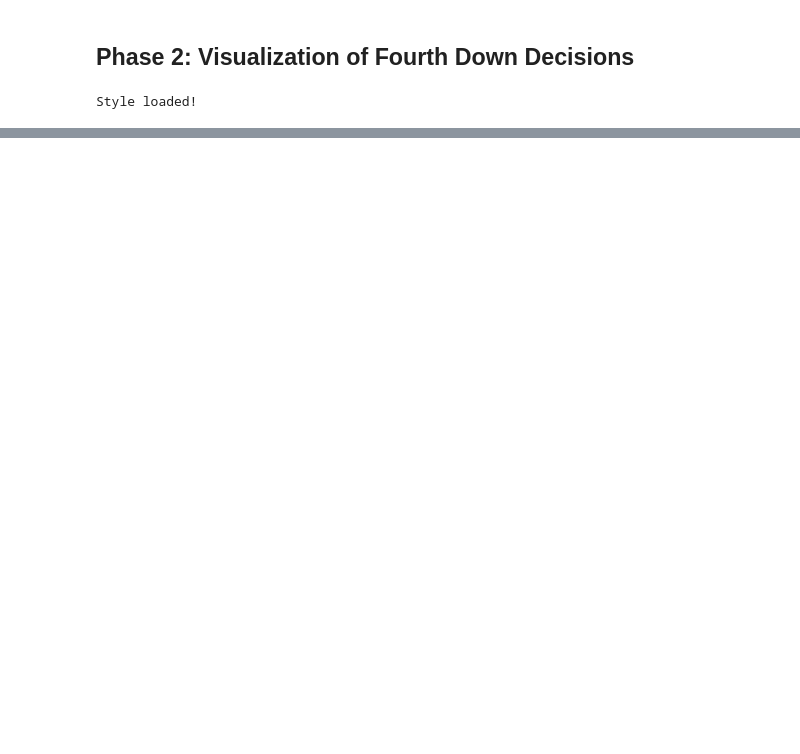
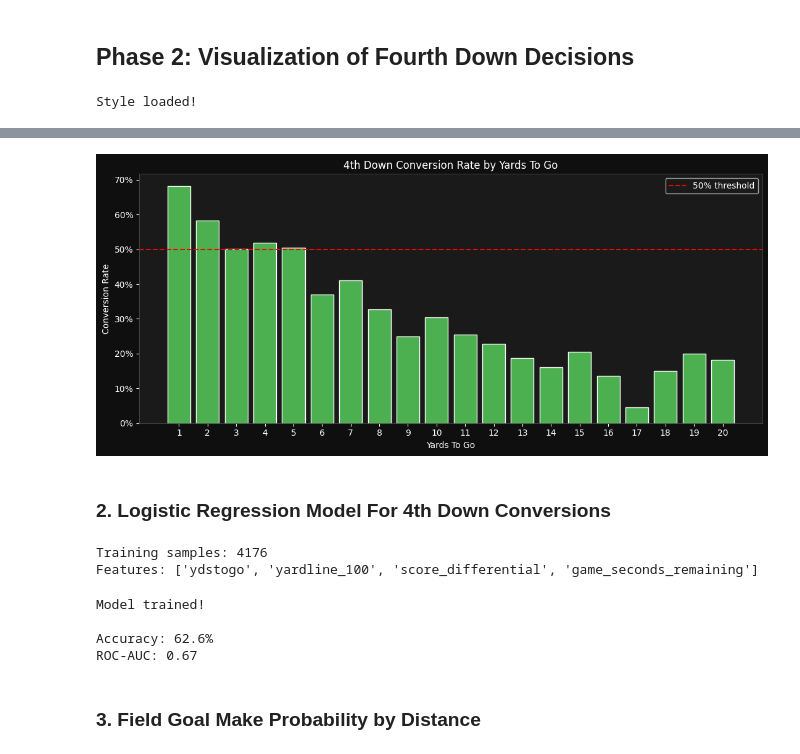
Before and after one commit to ConnorDonovan/NFL-4th-down-decision-modeling, a Jupyter notebook: nfl_4th_down.ipynb, the cells around one changed output, grey strips where cells are left out. Saved outputs shown, nothing was run; the diff lists cells and outputs as text; code cells hidden in the pictures; blank space fills up the shorter version.

```diff
--- a/nfl_4th_down.ipynb
+++ b/nfl_4th_down.ipynb
@@ -189,0 +207,11 @@ plt.show()
+# %%
+conv_by_ytg = (
+    went_for_it.groupby('ydstogo')
+    .agg( #mean and count at once
+        conv_rate=('fourth_down_converted','mean'),
+        n=('fourth_down_converted', 'count')
+    )
+    .reset_index()
+)
+
+conv_by_ytg[conv_by_ytg['n'] >= 10].head()
@@ -189,0 +225,68 @@ plt.show()
+# %%
+filtered = conv_by_ytg[conv_by_ytg['n'] >= 10]
+
+plt.figure(figsize=(11,5))
+plt.bar(filtered['ydstogo'], filtered['conv_rate']*100, color= "#4CAF50", edgecolor="white")
+plt.axhline(50, color='red', linestyle='--', linewidth=1.5, label='50% threshold')
+plt.title('4th Down Conversion Rate by Yards To Go')
+plt.xlabel('Yards To Go')
+plt.ylabel('Conversion Rate')
+plt.xticks(filtered['ydstogo'])
+plt.legend()
+plt.gca().yaxis.set_major_formatter(mticker.PercentFormatter())
+
+plt.tight_layout()
+plt.show()
+# %% [output]
+[figure, added]
+# %% [markdown]
+### 2. Logistic Regression Model For 4th Down Conversions
+# %%
+features = [
+    'ydstogo',
+    'yardline_100',
+    'score_differential',
+    'game_seconds_remaining'
+]
+
+# ydstogo -- shorter = easier
+# yardline_100 -- defenses play differently in different field positions
+# score_differential -- affects how both teams play call
+# game_seconds_remaining -- desperation late in games changes dynamic
+
+model_data = went_for_it[features + ['fourth_down_converted']].dropna()
+
+x = model_data[features]
+y = model_data['fourth_down_converted']
+
+print(f"Training samples: {len(x)}")
+print(f"Features: {features}")
+# %% [output]
+Training samples: 4176
+Features: ['ydstogo', 'yardline_100', 'score_differential', 'game_seconds_remaining']
+# %%
+x_train, x_test, y_train, y_test = train_test_split(x, y, test_size=0.2, random_state=42) #splits data 80-20 train test, 20 will be used to evaluate accuracy of model #random_state = 42 just sets a seed so we get same split every time
+
+scaler = StandardScaler() #scales all features to the same range -- LogisticRegression is sensitive to features being on different scales, i.e. ydstogo is 1-20 but game_seconds_remaining 0-3600
+x_train_scaled = scaler.fit_transform(x_train) #fit -- learns the stats of data, i.e. mean & sd of each column,
+x_test_scaled = scaler.transform(x_test) #transform -- uses stats (mean & sd) to scale the data
+
+# For StandardScaler, scaled_value = (original - mean) / standard_deviation
+
+model = LogisticRegression(random_state=42, max_iter=1000)
+model.fit(x_train_scaled, y_train)
+
+print("Model trained!")
+
+y_pred = model.predict(x_test_scaled) #runs test data through model, hard prediction for each play: 1=converts, 0=fails
+y_prob = model.predict_proba(x_test_scaled)[: ,1] #runs test data through model, returns likelihood of converting. [: ,1] grads second column: converts column
+
+print(f"\nAccuracy: {accuracy_score(y_test, y_pred):.1%}") #compares models hard predictions against acutal outcomes
+print(f"ROC-AUC: {roc_auc_score(y_test, y_prob):.3}") #measures how well model ranks outcomes-- ROC of 1 is prefect, 0.5 is random guessing in this case
+# %% [output]
+Model trained!
+
+Accuracy: 62.6%
+ROC-AUC: 0.67
+# %% [markdown]
+### 3. Field Goal Make Probability by Distance
```
Also changed, not shown: parts of 25 cells of this notebook.
